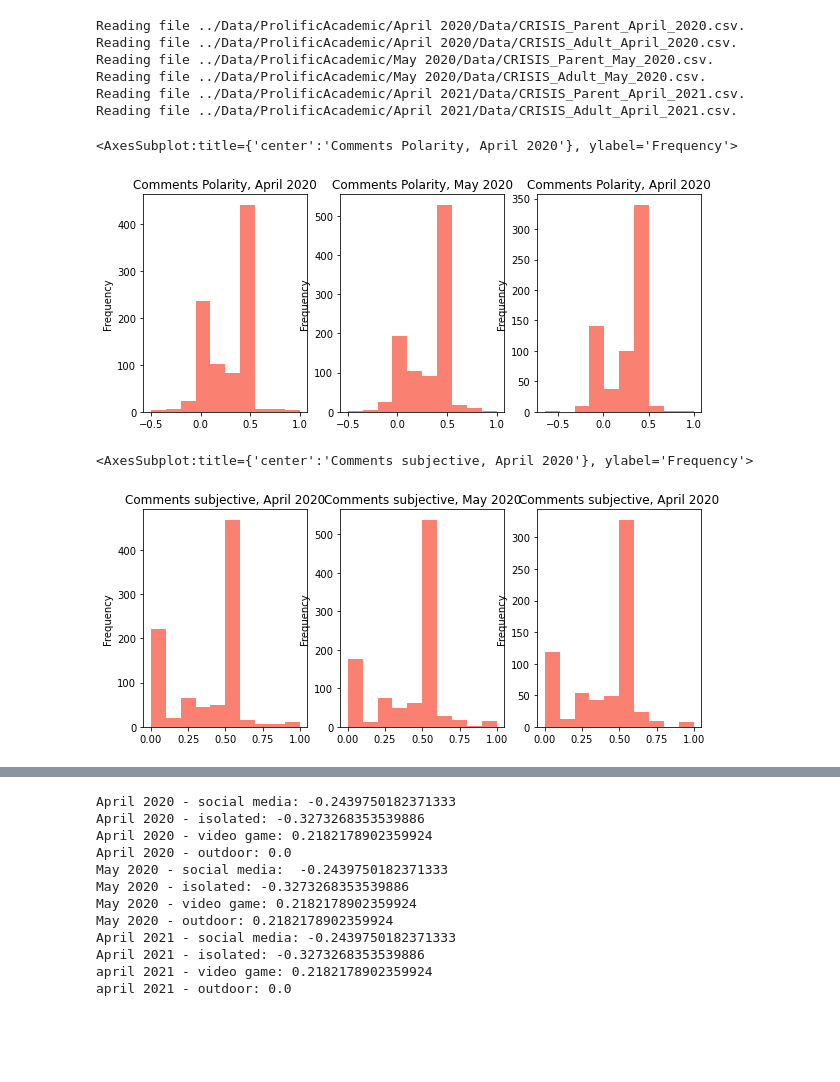
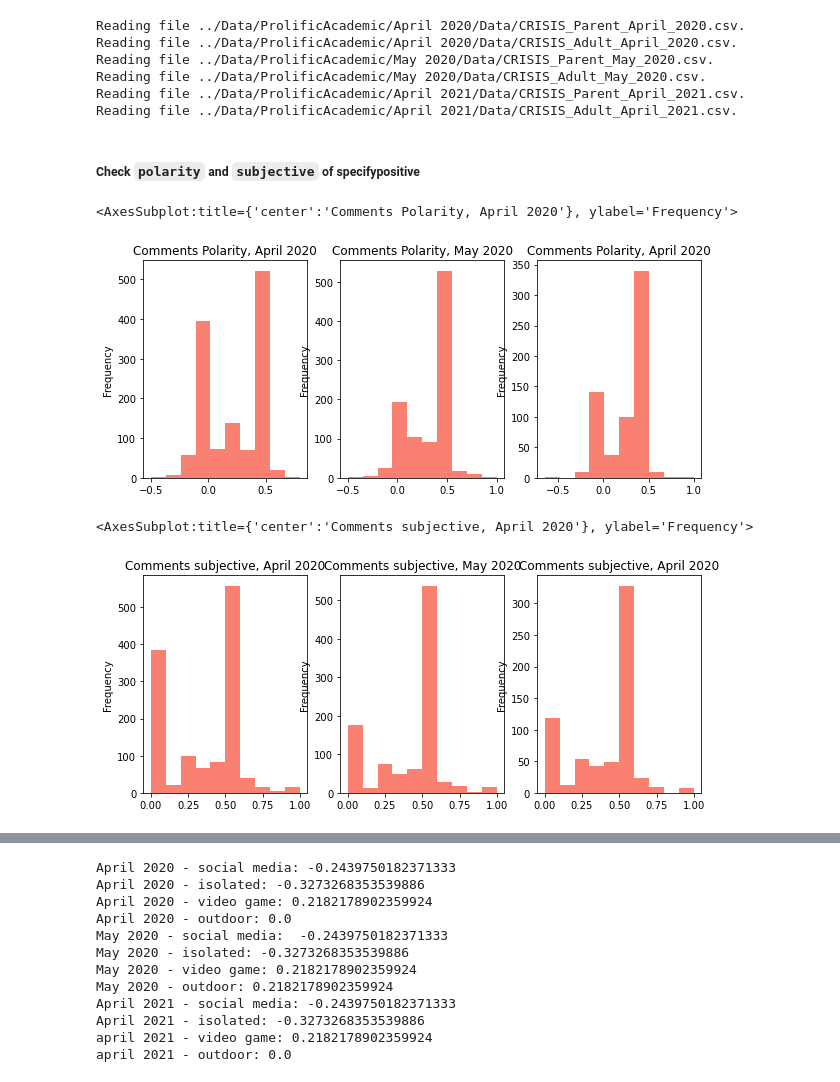
Before and after one commit to venkateshtaduvayi/ML-for-Good-Hackathon, a Jupyter notebook: Ali/ProlificAcademic.ipynb, the cells around one changed output, grey strips where cells are left out. Saved outputs shown, nothing was run; the diff lists cells and outputs as text; code cells hidden in the pictures; blank space fills up the shorter version.

```diff
--- a/Ali/ProlificAcademic.ipynb
+++ b/Ali/ProlificAcademic.ipynb
@@ -81,43 +81,43 @@ pd.set_option('display.max_columns', None)
+# %% [markdown]
+##### Check `polarity` and `subjective` of specifypositive
 # %%
-df_specifypositive_april_2020_parent = df_april_2020_parent.filter(['specifypositive'], axis=1)
-df_specifypositive_april_2020_parent = clean_data(df_specifypositive_april_2020_parent)
+df_specifypositive_april_2020_adult = df_april_2020_adult.filter(['specifypositive'], axis=1)
+df_specifypositive_april_2020_adult = clean_data(df_specifypositive_april_2020_adult)
 
-df_specifypositive_may_2020_parent = df_may_2020_parent.filter(['specifypositive'], axis=1)
-df_specifypositive_may_2020_parent = clean_data(df_specifypositive_may_2020_parent)
-#pint(df_specifypositive_april_2021_parent)
+df_specifypositive_may_2020_adult = df_may_2020_parent.filter(['specifypositive'], axis=1)
+df_specifypositive_may_2020_adult = clean_data(df_specifypositive_may_2020_adult)
 
-df_specifypositive_april_2021_parent = df_april_2021_parent.filter(['specifypositive'], axis=1)
-df_specifypositive_april_2021_parent = clean_data(df_specifypositive_april_2021_parent)
-#rint(df_specifypositive_april_2021_parent)
+df_specifypositive_april_2021_adult = df_april_2021_parent.filter(['specifypositive'], axis=1)
+df_specifypositive_april_2021_adult = clean_data(df_specifypositive_april_2021_adult)
 # %%
 from textblob import TextBlob
 import matplotlib.pyplot as plt
 
-df_specifypositive_april_2020_parent['polarity'] = df_specifypositive_april_2020_parent['specifypositive'].apply(lambda x: TextBlob(x).polarity)
-df_specifypositive_may_2020_parent['polarity'] = df_specifypositive_may_2020_parent['specifypositive'].apply(lambda x: TextBlob(x).polarity)
-df_specifypositive_april_2021_parent['polarity'] = df_specifypositive_april_2021_parent['specifypositive'].apply(lambda x: TextBlob(x).polarity)
+df_specifypositive_april_2020_adult['polarity'] = df_specifypositive_april_2020_adult['specifypositive'].apply(lambda x: TextBlob(x).polarity)
+df_specifypositive_may_2020_adult['polarity'] = df_specifypositive_may_2020_adult['specifypositive'].apply(lambda x: TextBlob(x).polarity)
+df_specifypositive_april_2021_adult['polarity'] = df_specifypositive_april_2021_adult['specifypositive'].apply(lambda x: TextBlob(x).polarity)
 
 #Plot
 fig, (ax1,ax2,ax3) = plt.subplots(1,3, figsize=(10,4))  # 1 row, 2 columns
 
-df_specifypositive_april_2020_parent['polarity'].plot.hist(color='salmon', title='Comments Polarity, April 2020',ax=ax1)
-df_specifypositive_may_2020_parent['polarity'].plot.hist(color='salmon', title='Comments Polarity, May 2020',ax=ax2)
-df_specifypositive_april_2021_parent['polarity'].plot.hist(color='salmon', title='Comments Polarity, April 2020',ax=ax3)
+df_specifypositive_april_2020_adult['polarity'].plot.hist(color='salmon', title='Comments Polarity, April 2020',ax=ax1)
+df_specifypositive_may_2020_adult['polarity'].plot.hist(color='salmon', title='Comments Polarity, May 2020',ax=ax2)
+df_specifypositive_april_2021_adult['polarity'].plot.hist(color='salmon', title='Comments Polarity, April 2020',ax=ax3)
 # %% [output]
 <AxesSubplot:title={'center':'Comments Polarity, April 2020'}, ylabel='Frequency'>
-[figure, old version]
+[figure, new version]
 # %%
-df_specifypositive_april_2020_parent['subjective'] = df_specifypositive_april_2020_parent['specifypositive'].apply(lambda x: TextBlob(x).subjectivity)
-df_specifypositive_may_2020_parent['subjective'] = df_specifypositive_may_2020_parent['specifypositive'].apply(lambda x: TextBlob(x).subjectivity)
-df_specifypositive_april_2021_parent['subjective'] = df_specifypositive_april_2021_parent['specifypositive'].apply(lambda x: TextBlob(x).subjectivity)
+df_specifypositive_april_2020_adult['subjective'] = df_specifypositive_april_2020_adult['specifypositive'].apply(lambda x: TextBlob(x).subjectivity)
+df_specifypositive_may_2020_adult['subjective'] = df_specifypositive_may_2020_adult['specifypositive'].apply(lambda x: TextBlob(x).subjectivity)
+df_specifypositive_april_2021_adult['subjective'] = df_specifypositive_april_2021_adult['specifypositive'].apply(lambda x: TextBlob(x).subjectivity)
 
 
 #Plot
 fig, (ax1,ax2,ax3) = plt.subplots(1,3, figsize=(10,4))  # 1 row, 2 columns
 
-df_specifypositive_april_2020_parent['subjective'].plot.hist(color='salmon', title='Comments subjective, April 2020',ax=ax1)
-df_specifypositive_may_2020_parent['subjective'].plot.hist(color='salmon', title='Comments subjective, May 2020',ax=ax2)
-df_specifypositive_april_2021_parent['subjective'].plot.hist(color='salmon', title='Comments subjective, April 2020',ax=ax3)
+df_specifypositive_april_2020_adult['subjective'].plot.hist(color='salmon', title='Comments subjective, April 2020',ax=ax1)
+df_specifypositive_may_2020_adult['subjective'].plot.hist(color='salmon', title='Comments subjective, May 2020',ax=ax2)
+df_specifypositive_april_2021_adult['subjective'].plot.hist(color='salmon', title='Comments subjective, April 2020',ax=ax3)
 # %% [output]
 <AxesSubplot:title={'center':'Comments subjective, April 2020'}, ylabel='Frequency'>
-[figure, old version]
+[figure, new version]
```
Also changed, not shown: parts of 7 cells of this notebook.
